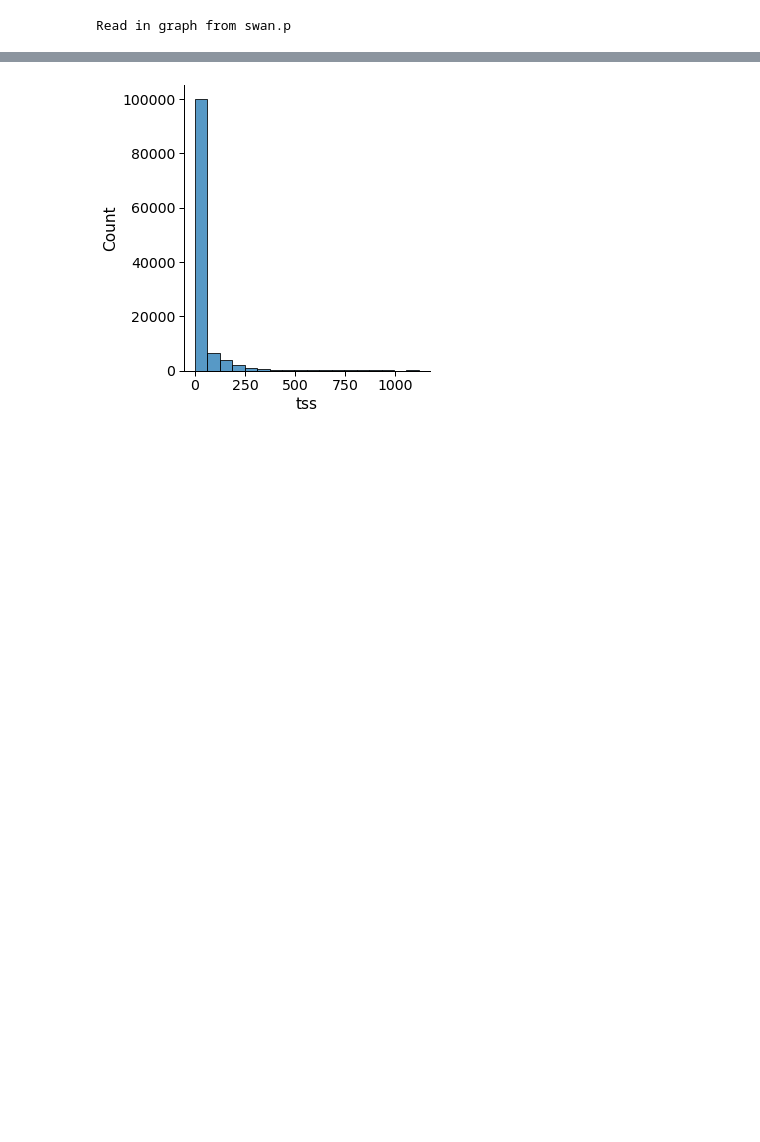
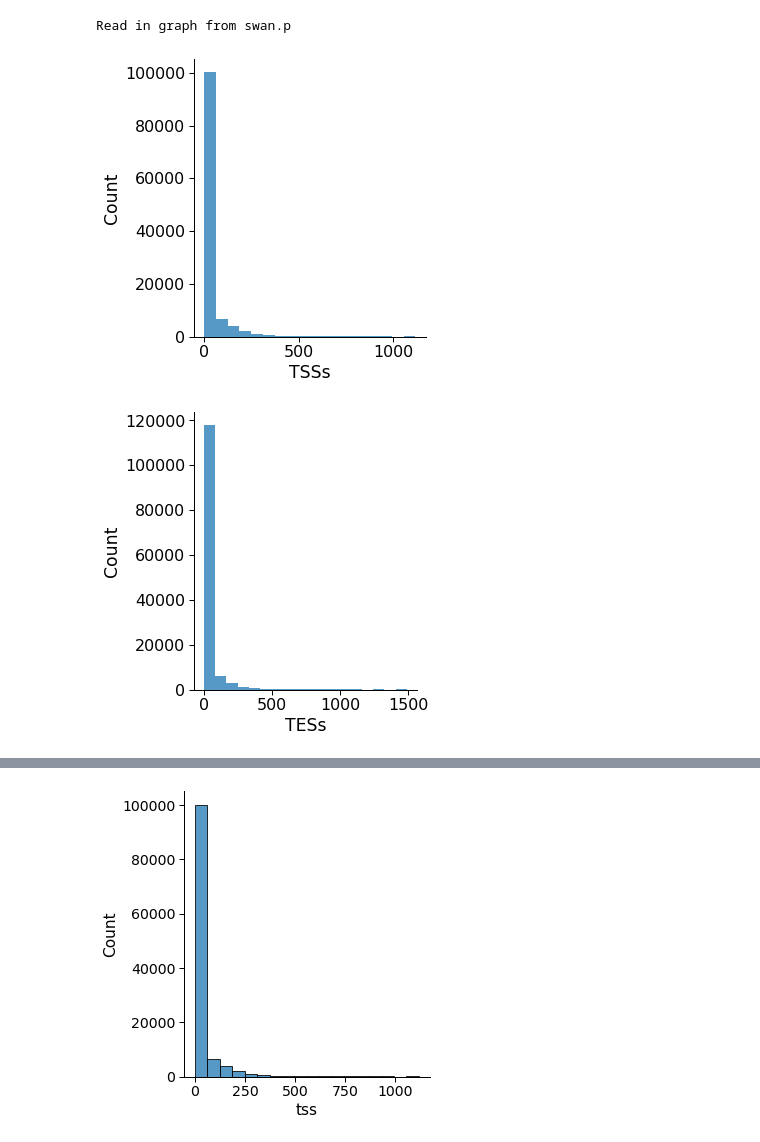
Before and after one commit to fairliereese/rnawg, a Jupyter notebook: lr_bulk/swan/characterize_reference.ipynb, the cells around one changed output, grey strips where cells are left out. Drawn from its saved outputs; the diff is of its cells as text; code cells hidden in the pictures; blank space fills up the shorter version.

```diff
--- a/lr_bulk/swan/characterize_reference.ipynb
+++ b/lr_bulk/swan/characterize_reference.ipynb
@@ -24,5 +24,17 @@ from scripts.plotting import *
 # Find unique intron chains, TSSs, TESs in the annotation
 # %%
 sg = swan.read('swan.p')
+df, counts, regions = get_ic_tss_tes(sg,
+                                     kind='annot',
+                                     subset='polya')
 # %% [output]
 Read in graph from swan.p
+# %%
+# plot histogram of tss / tes region sizes
+sns.set_context('paper', font_scale=1.8)
+for c, temp in regions.items():
+    ax = sns.displot(data=temp, x='len', kind='hist', linewidth=0)
+    ax.set(xlabel='{}s'.format(c.upper()))
+# %% [output]
+[figure, added]
+[figure, added]
```
Also changed, not shown: parts of 8 cells of this notebook, 2 other files.
